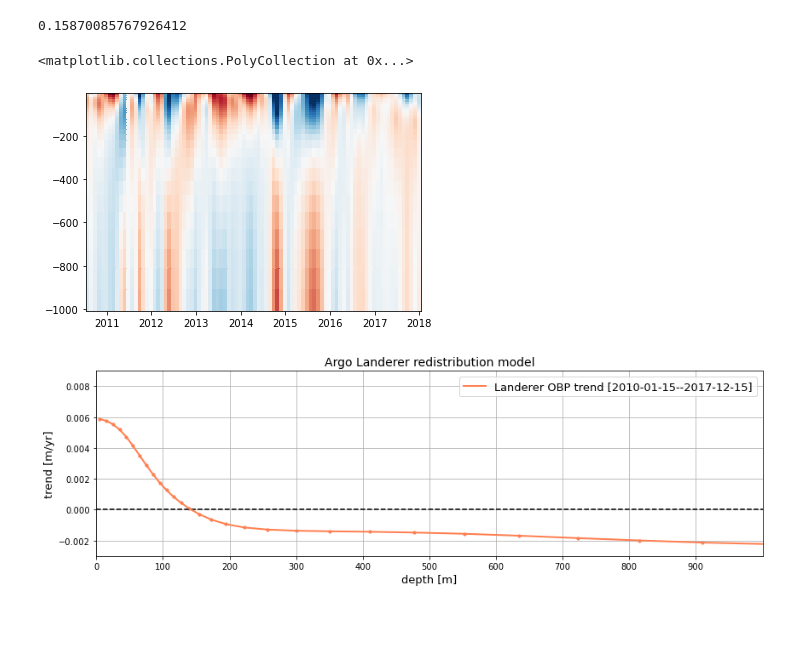
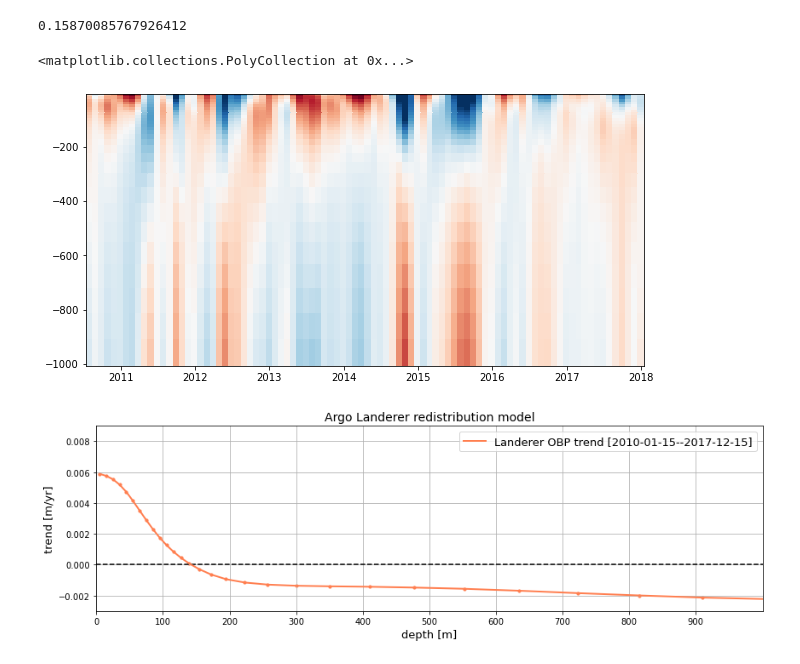
Before and after one commit to jakesteinberg/nasa_ostst, a Jupyter notebook: argo_ecco.ipynb, the cells around one changed output. Saved outputs shown, nothing was run; the diff lists cells and outputs as text; code cells hidden in the pictures; blank space fills up the shorter version.

```diff
--- a/argo_ecco.ipynb
+++ b/argo_ecco.ipynb
@@ -356,11 +357,11 @@ np.nanmax(test)
 # %%
 # t_s = '2010-01-15', # t_e = '2017-12-15'
 test = deltapbz_total - deltapbz_total.mean(dim=['time'])
-f, ax = plt.subplots()
+f, ax = plt.subplots(1,1,figsize=(10,5))
 ax.pcolor(deltapbz_total.time,v_cell_z,test.data, cmap='RdBu', vmin=-0.1, vmax=0.1)
 # %% [output]
 <matplotlib.collections.PolyCollection at 0x...>
-[figure, old version]
+[figure, new version]
 # %%
 # t_s = '2010-01-15'
 # t_e = '2017-12-15'
```
Also changed, not shown: parts of 1 cell of this notebook, 4 other files.
